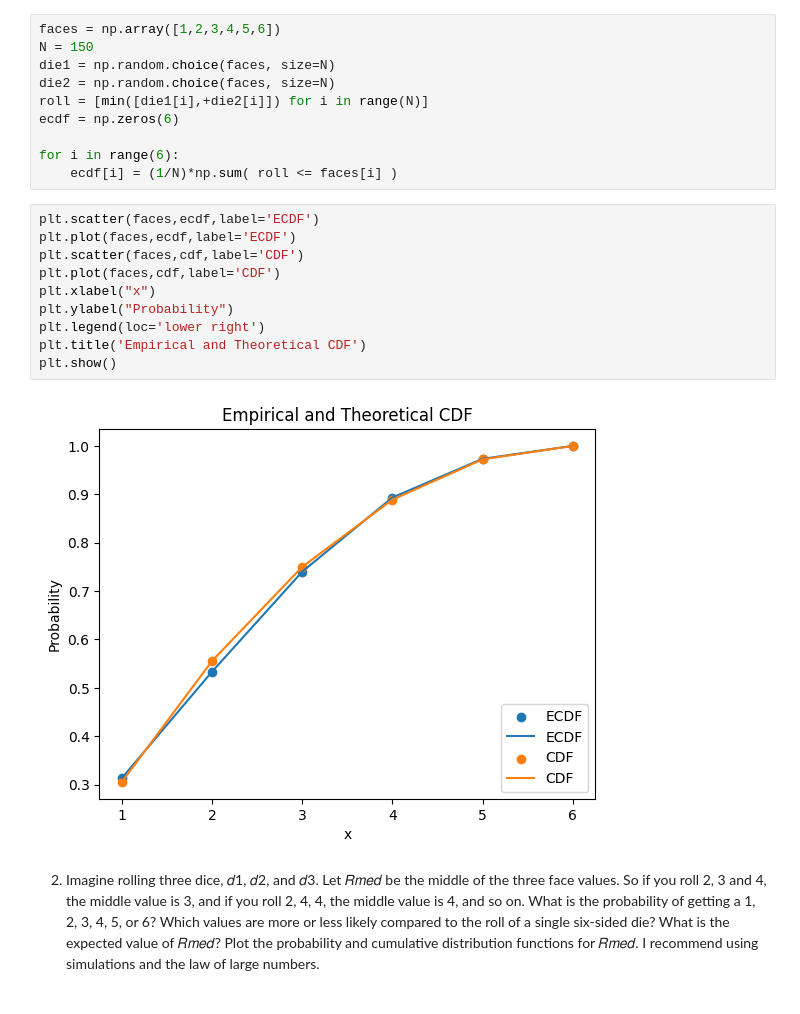
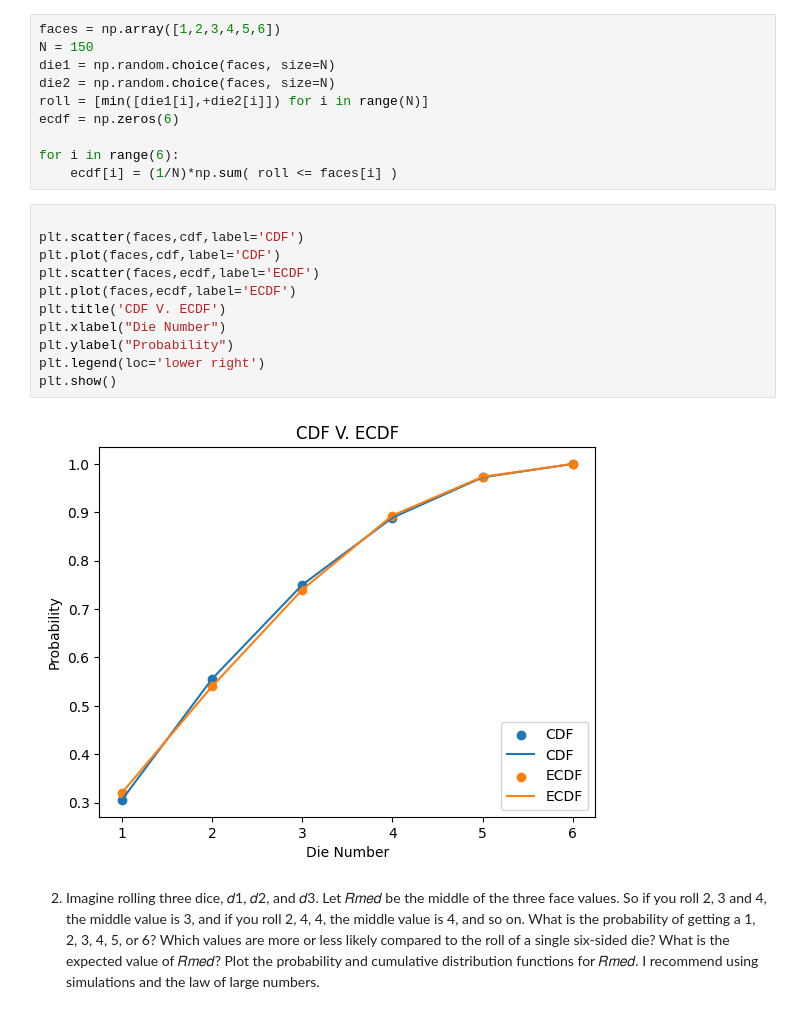
Before and after one commit to pwy7fv/the_bootstrap, a Jupyter notebook: assignment_5.ipynb, the cells around one changed output. Drawn from its saved outputs; the diff is of its cells as text.

```diff
--- a/assignment_5.ipynb
+++ b/assignment_5.ipynb
@@ -47,16 +43,17 @@ ecdf = np.zeros(6)
 for i in range(6):
     ecdf[i] = (1/N)*np.sum( roll <= faces[i] )
 # %%
+
+plt.scatter(faces,cdf,label='CDF')
+plt.plot(faces,cdf,label='CDF')
 plt.scatter(faces,ecdf,label='ECDF')
 plt.plot(faces,ecdf,label='ECDF')
-plt.scatter(faces,cdf,label='CDF')
-plt.plot(faces,cdf,label='CDF')
-plt.xlabel("x")
+plt.title('CDF V. ECDF')
+plt.xlabel("Die Number")
 plt.ylabel("Probability")
 plt.legend(loc='lower right')
-plt.title('Empirical and Theoretical CDF')
 plt.show()
 # %% [output]
-[figure, old version]
+[figure, new version]
 # %% [markdown]
 2. Imagine rolling three dice, 𝑑1, 𝑑2, and 𝑑3. Let 𝑅𝑚𝑒𝑑 be the middle of the three face values. So if you roll 2, 3 and 4, the middle value is 3, and if you roll 2, 4, 4, the middle value is 4, and so on. What is the probability of getting a 1, 2, 3, 4, 5, or 6? Which values are more or less likely compared to the roll of a single six-sided die? What is the expected value of 𝑅𝑚𝑒𝑑? Plot the probability and cumulative distribution functions for 𝑅𝑚𝑒𝑑. I recommend using simulations and the law of large numbers.
```
Also changed, not shown: parts of 8 cells of this notebook.
